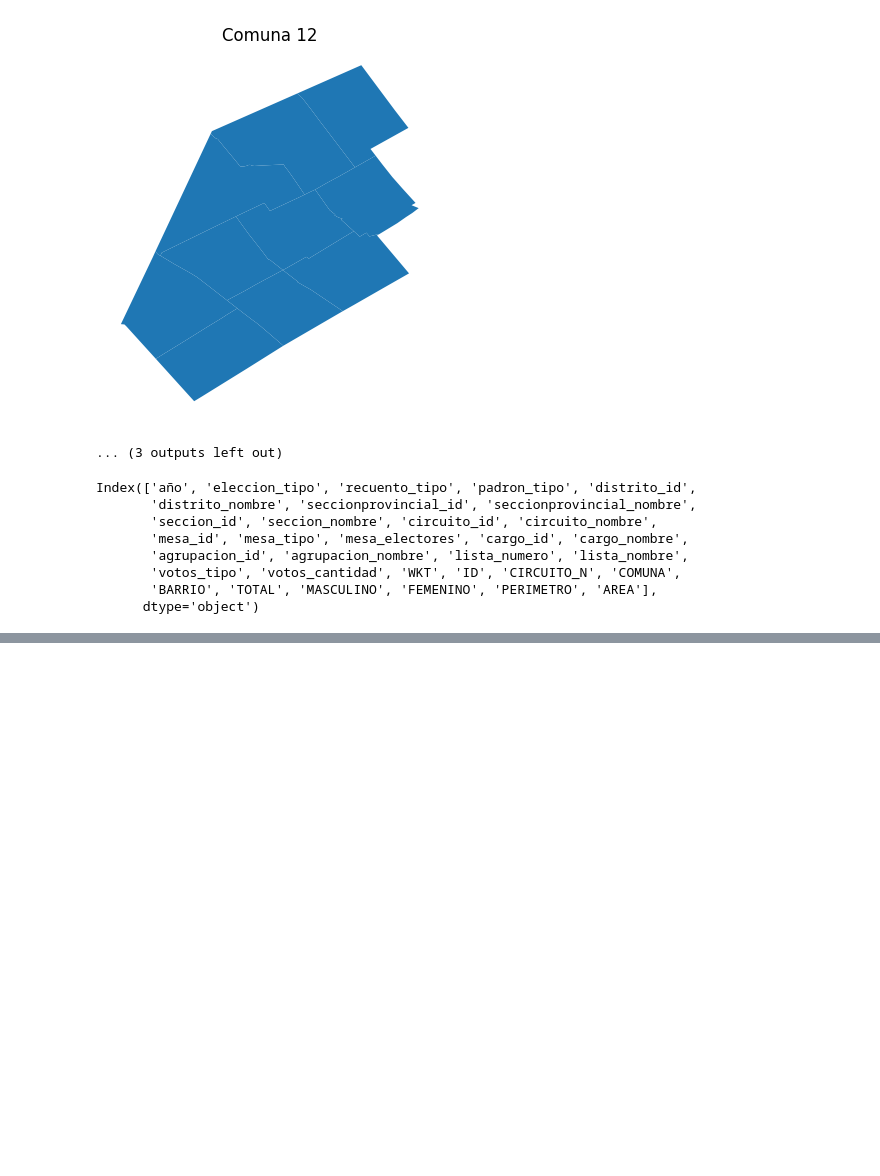
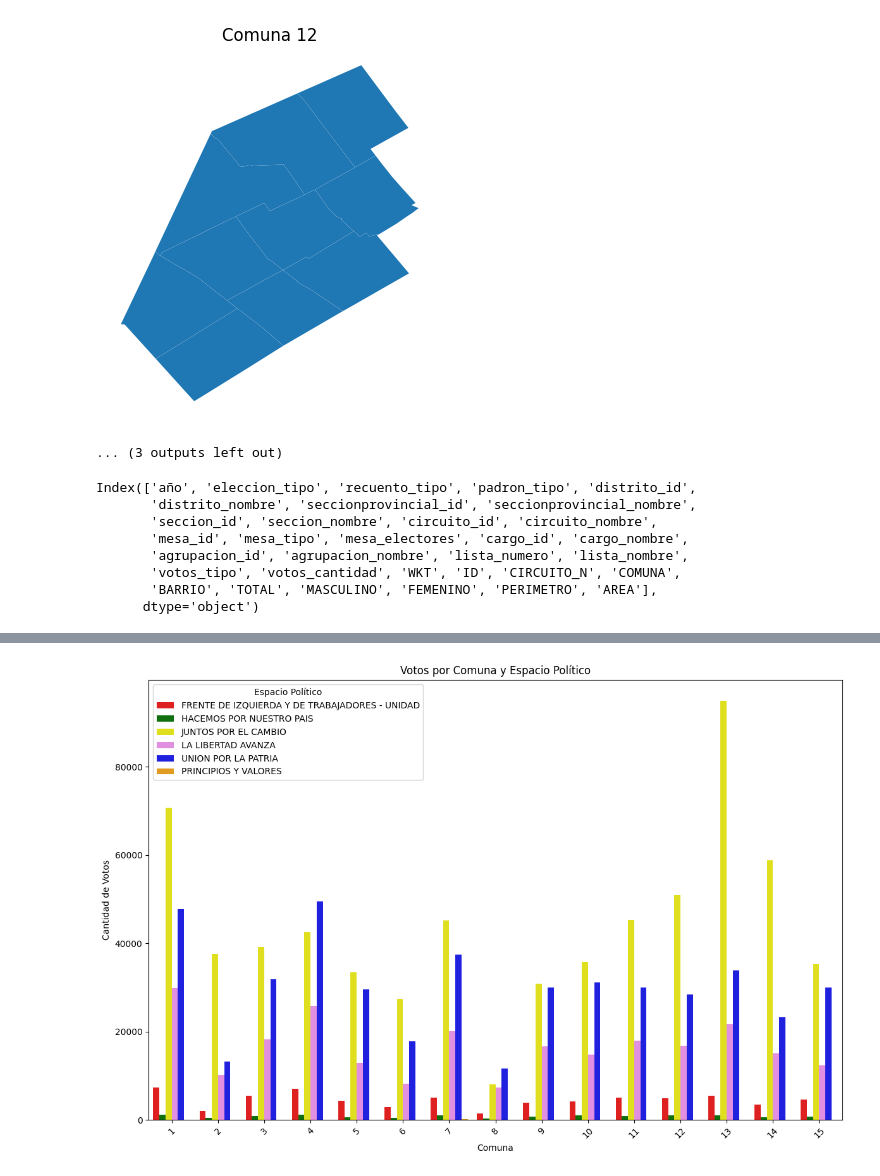
Before and after one commit to nicolasfaccini/Analisis-Elecciones-Generales-2023-Python, a Jupyter notebook: TrabajoGeneral.ipynb, the cells around one changed output, grey strips where cells are left out. Cells and saved outputs as stored; diff of their text form; code cells hidden in the pictures; blank space fills up the shorter version.

```diff
--- a/TrabajoGeneral.ipynb
+++ b/TrabajoGeneral.ipynb
@@ -395,0 +422,31 @@ COMUNA
+# %%
+votos_por_comuna_y_politica = gdf_muestra.groupby(['COMUNA', 'agrupacion_nombre'])['votos_cantidad'].sum().reset_index()
+
+paleta = {
+    'UNION POR LA PATRIA': 'blue',
+    'JUNTOS POR EL CAMBIO': 'yellow',
+    'LA LIBERTAD AVANZA': 'violet',
+    'FRENTE DE IZQUIERDA Y DE TRABAJADORES - UNIDAD': 'red',
+    'HACEMOS POR NUESTRO PAIS': 'green',
+    'PRINCIPIOS Y VALORES': 'orange',
+    np.nan: 'grey'
+}
+
+
+plt.figure(figsize=(12, 8))
+bar_plot = sns.barplot(
+    x='COMUNA',
+    y='votos_cantidad',
+    hue='agrupacion_nombre',
+    data=votos_por_comuna_y_politica,
+    palette=paleta
+)
+plt.title('Votos por Comuna y Espacio Político')
+plt.xlabel('Comuna')
+plt.ylabel('Cantidad de Votos')
+plt.legend(title='Espacio Político')
+plt.xticks(rotation=45)
+plt.tight_layout()
+plt.show()
+# %% [output]
+[figure, added]
```
Also changed, not shown: parts of 18 cells of this notebook.
